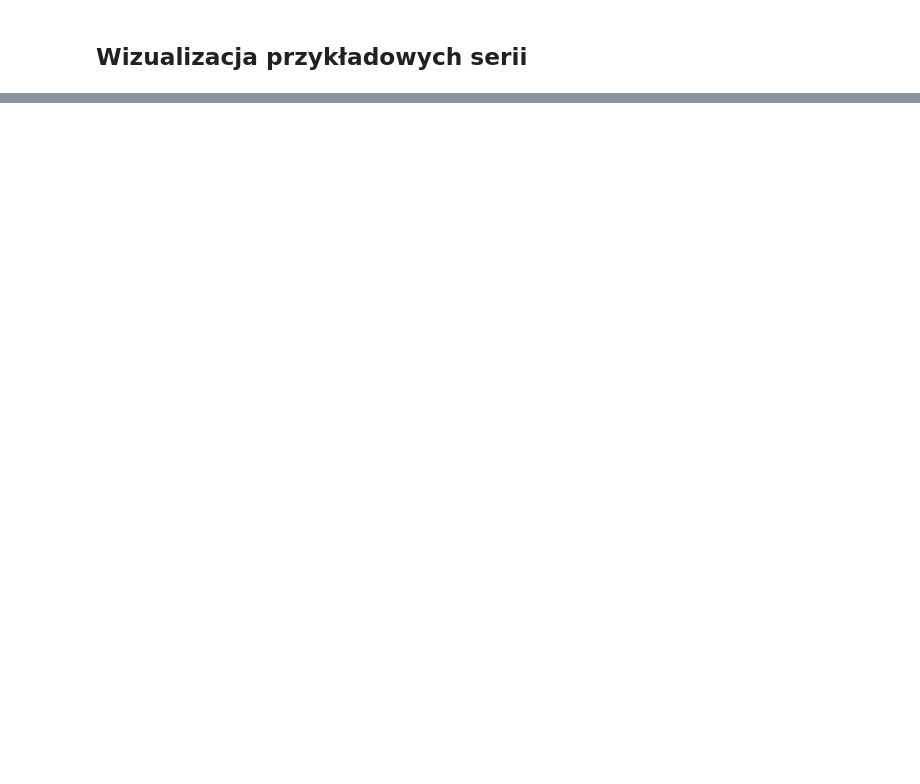
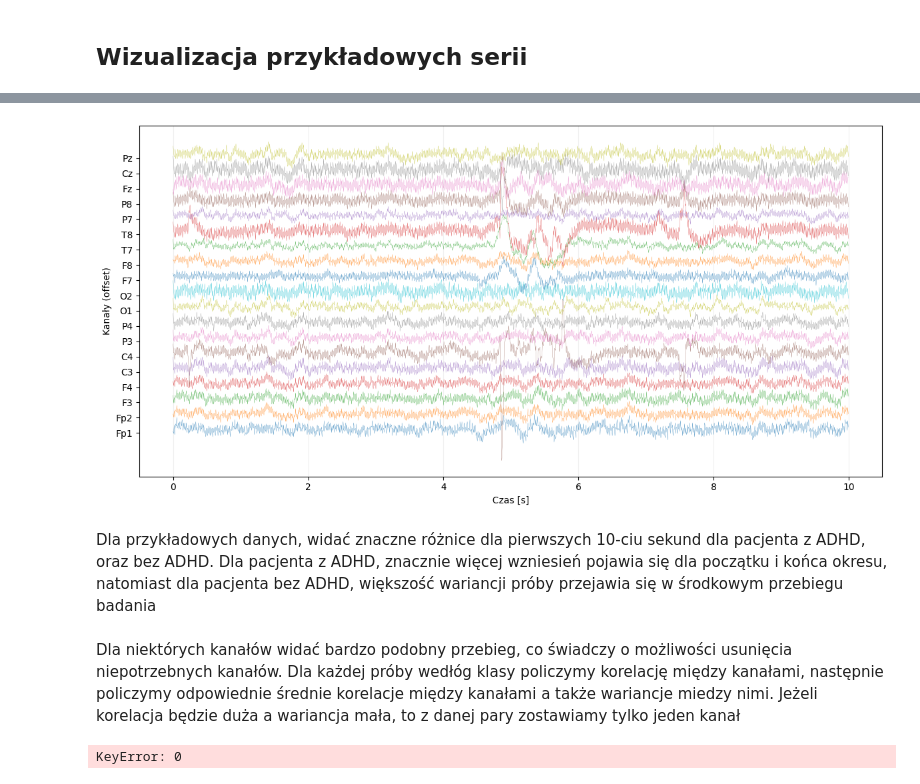
Before and after one commit to NoMoreCookies/NeuronZadanie, a Jupyter notebook: EDA.ipynb, the cells around one changed output, grey strips where cells are left out. Saved outputs shown, nothing was run; the diff lists cells and outputs as text; code cells hidden in the pictures; blank space fills up the shorter version.

```diff
--- a/EDA.ipynb
+++ b/EDA.ipynb
@@ -261,0 +199,38 @@ plt.show()
+# %%
+row = df.loc[df["ID"] == "v310"].select_dtypes("number").reset_index(drop=True)
+# %%
+visualization(row)
+# %% [output]
+[figure, added]
+# %% [markdown]
+Dla przykładowych danych, widać znaczne różnice dla pierwszych 10-ciu sekund dla pacjenta z ADHD, oraz bez ADHD.
+Dla pacjenta z ADHD, znacznie więcej wzniesień pojawia się dla początku i końca okresu, natomiast dla pacjenta bez ADHD, większość wariancji próby przejawia się w środkowym przebiegu badania
+# %% [markdown]
+Dla niektórych kanałów widać bardzo podobny przebieg, co świadczy o możliwości usunięcia niepotrzebnych kanałów. Dla każdej próby wedłóg klasy policzymy korelację między kanałami, następnie policzymy odpowiednie średnie korelacje między kanałami a także wariancje miedzy nimi. Jeżeli korelacja będzie duża a wariancja mała, to z danej pary zostawiamy tylko jeden kanał
+# %%
+
+channels = df.columns[:-2]   # zakladamy, ze ostatnie 2 kolumny to ID i Class
+
+# korelacja osobno dla kazdej pary (Class, ID)
+corr_by_class_id = df.groupby(["Class", "ID"])[channels].corr(method="pearson")
+
+mean_corr_by_class = corr_by_class_id.groupby(level=[0, 2]).mean()
+std_corr_by_class = corr_by_class_id.groupby(level=[0, 2]).std()
+
+# dostepne etykiety klas (np. 'ADHD', 'Control')
+classes = mean_corr_by_class.index.get_level_values(0).unique().to_list()
+
+mean_by_class = {c: mean_corr_by_class.xs(c, level=0) for c in classes}
+std_by_class = {c: std_corr_by_class.xs(c, level=0) for c in classes}
+
+import matplotlib.pyplot as plt
+import seaborn as sns
+
+for c in classes:
+    plt.figure(figsize=(8, 6))
+    sns.heatmap(mean_by_class[c], cmap="coolwarm", vmin=-1, vmax=1, annot=True)
+    plt.title(f"Srednia korelacja - klasa {c}")
+    plt.tight_layout()
+    plt.show()
+# %% [output]
+KeyError: 0
```
Also changed, not shown: parts of 19 cells of this notebook.
